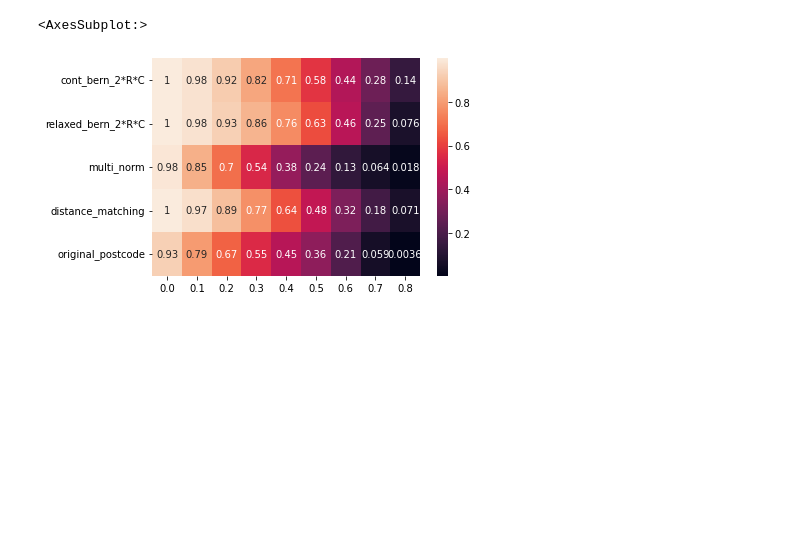
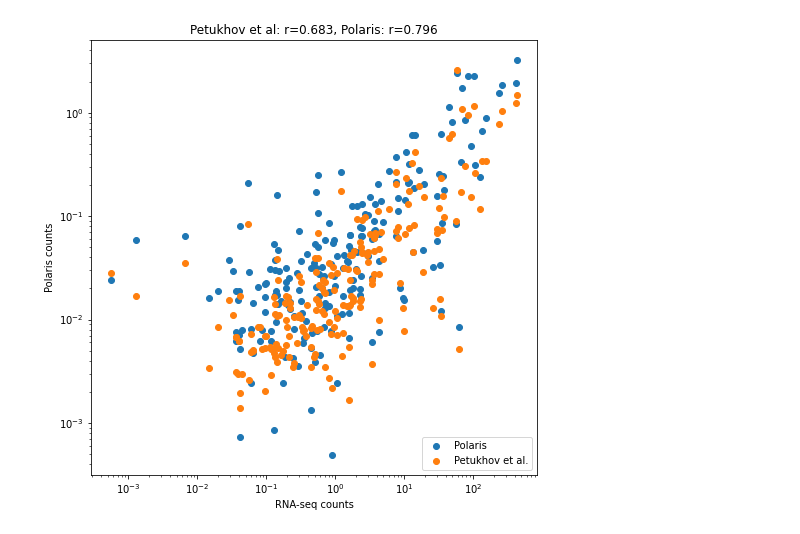
Before and after one commit to vanvalenlab/Polaris-2023_Laubscher_et_al, a Jupyter notebook: Polaris-2023_Laubscher_et_al/notebooks/supplemental_figure9.ipynb, the cells around one changed output. Drawn from its saved outputs; the diff is of its cells as text; code cells hidden in the pictures; blank space fills up the shorter version.

```diff
--- a/Polaris-2023_Laubscher_et_al/notebooks/supplemental_figure9.ipynb
+++ b/Polaris-2023_Laubscher_et_al/notebooks/supplemental_figure9.ipynb
@@ -94,5 +10,26 @@ df_f1_big_table.columns = ["%.1f"%p1 for p1 in np.arange(0, 0.85, 0.1)]
-# %%
-sns.heatmap(df_f1_big_table, annot=True)
-# %% [output]
-<AxesSubplot:>
-[figure, removed]
+# %%
+data = PolarisPublicationData()
+# %%
+all_data = data.load_data(figure='S9')
+merfish_df = all_data['Petukhov et al.']
+merfish_df2 = all_data['Liu et al.']
+seqfish_df = all_data['seqFISH']
+# %%
+x = merfish_df['RNA seq']
+y1 = merfish_df['Petukhov et al.']
+y2 = merfish_df['Polaris']
+
+plt.figure(figsize=(8,8))
+
+plt.scatter(x,y2, label='Polaris')
+plt.scatter(x,y1, label='Petukhov et al.')
+
+plt.xscale('log')
+plt.yscale('log')
+plt.xlabel('RNA-seq counts')
+plt.ylabel('Polaris counts')
+plt.title('Petukhov et al: r=%.3f, Polaris: r=%.3f'%(pearsonr(x,y1)[0], pearsonr(x,y2)[0]))
+plt.legend(loc='lower right')
+plt.show()
+# %% [output]
+[figure, added]
```
Also changed, not shown: parts of 11 cells of this notebook, 11 other files.
